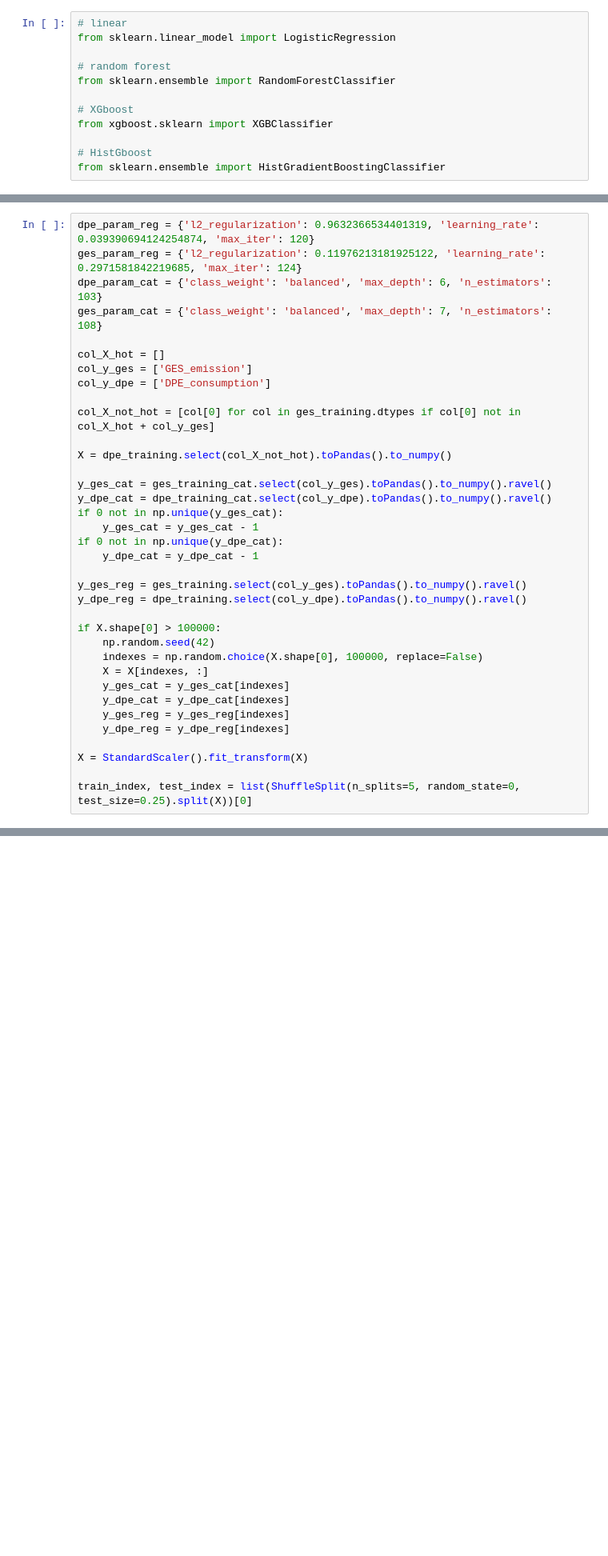
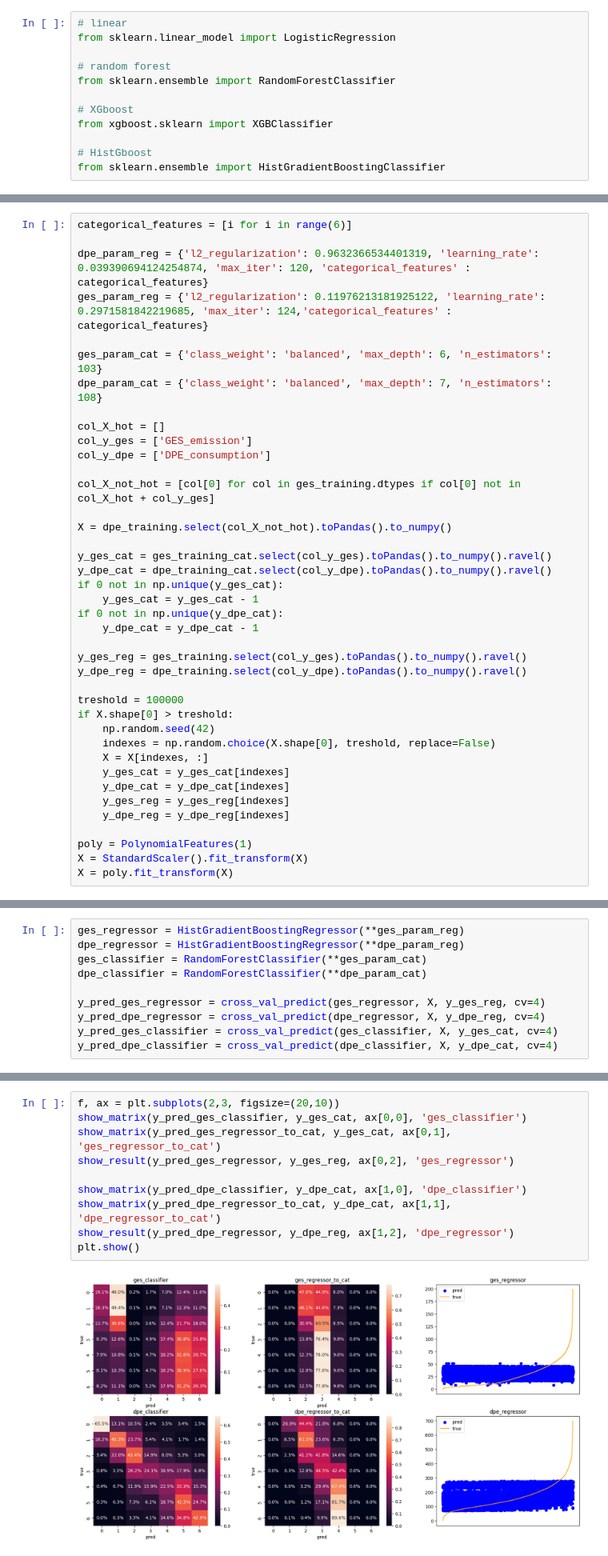
Before and after one commit to axrocheteau/renov_local, a Jupyter notebook: notebooks/dpe_compare.ipynb, the cells around one changed output, grey strips where cells are left out. Shown at 80% size. Cells and saved outputs as stored; diff of their text form; blank space fills up the shorter version.

Commit message:
pred_dpe

```diff
--- a/notebooks/dpe_compare.ipynb
+++ b/notebooks/dpe_compare.ipynb
@@ -108,8 +147,11 @@ from show import show_matrix
 # %%
-dpe_param_reg = {'l2_regularization': 0.9632366534401319, 'learning_rate': 0.039390694124254874, 'max_iter': 120}
-ges_param_reg = {'l2_regularization': 0.11976213181925122, 'learning_rate': 0.2971581842219685, 'max_iter': 124}
-dpe_param_cat = {'class_weight': 'balanced', 'max_depth': 6, 'n_estimators': 103}
-ges_param_cat = {'class_weight': 'balanced', 'max_depth': 7, 'n_estimators': 108}
+categorical_features = [i for i in range(6)]
+
+dpe_param_reg = {'l2_regularization': 0.9632366534401319, 'learning_rate': 0.039390694124254874, 'max_iter': 120, 'categorical_features' : categorical_features}
+ges_param_reg = {'l2_regularization': 0.11976213181925122, 'learning_rate': 0.2971581842219685, 'max_iter': 124,'categorical_features' : categorical_features}
+
+ges_param_cat = {'class_weight': 'balanced', 'max_depth': 6, 'n_estimators': 103}
+dpe_param_cat = {'class_weight': 'balanced', 'max_depth': 7, 'n_estimators': 108}
 
 col_X_hot = []
 col_y_ges = ['GES_emission']
@@ -129,15 +171,16 @@ if 0 not in np.unique(y_dpe_cat):
 y_ges_reg = ges_training.select(col_y_ges).toPandas().to_numpy().ravel()
 y_dpe_reg = dpe_training.select(col_y_dpe).toPandas().to_numpy().ravel()
 
-if X.shape[0] > 100000:
+treshold = 100000
+if X.shape[0] > treshold:
     np.random.seed(42)
-    indexes = np.random.choice(X.shape[0], 100000, replace=False)
+    indexes = np.random.choice(X.shape[0], treshold, replace=False)
     X = X[indexes, :]
     y_ges_cat = y_ges_cat[indexes]
     y_dpe_cat = y_dpe_cat[indexes]
     y_ges_reg = y_ges_reg[indexes]
     y_dpe_reg = y_dpe_reg[indexes]
 
+poly = PolynomialFeatures(1)
 X = StandardScaler().fit_transform(X)
-
-train_index, test_index = list(ShuffleSplit(n_splits=5, random_state=0, test_size=0.25).split(X))[0]
+X = poly.fit_transform(X)
@@ -157,3 +187,13 @@ y_true_dpe = y_dpe_cat[test_index]
+# %%
+ges_regressor = HistGradientBoostingRegressor(**ges_param_reg)
+dpe_regressor = HistGradientBoostingRegressor(**dpe_param_reg)
+ges_classifier = RandomForestClassifier(**ges_param_cat)
+dpe_classifier = RandomForestClassifier(**dpe_param_cat)
+
+y_pred_ges_regressor = cross_val_predict(ges_regressor, X, y_ges_reg, cv=4)
+y_pred_dpe_regressor = cross_val_predict(dpe_regressor, X, y_dpe_reg, cv=4)
+y_pred_ges_classifier = cross_val_predict(ges_classifier, X, y_ges_cat, cv=4)
+y_pred_dpe_classifier = cross_val_predict(dpe_classifier, X, y_dpe_cat, cv=4)
 # %%
 y_pred_ges_regressor_to_cat = (
     spark.createDataFrame(y_pred_ges_regressor, ['GES_emission'])
@@ -190,3 +228,15 @@ y_pred_dpe_regressor_to_cat = (
     .to_numpy()
     .ravel()
 )
+# %%
+f, ax = plt.subplots(2,3, figsize=(20,10))
+show_matrix(y_pred_ges_classifier, y_ges_cat, ax[0,0], 'ges_classifier')
+show_matrix(y_pred_ges_regressor_to_cat, y_ges_cat, ax[0,1], 'ges_regressor_to_cat')
+show_result(y_pred_ges_regressor, y_ges_reg, ax[0,2], 'ges_regressor')
+
+show_matrix(y_pred_dpe_classifier, y_dpe_cat, ax[1,0], 'dpe_classifier')
+show_matrix(y_pred_dpe_regressor_to_cat, y_dpe_cat, ax[1,1], 'dpe_regressor_to_cat')
+show_result(y_pred_dpe_regressor, y_dpe_reg, ax[1,2], 'dpe_regressor')
+plt.show()
+# %% [output]
+[figure, added]
```
Also changed, not shown: parts of 6 cells of this notebook, 9 other files.
